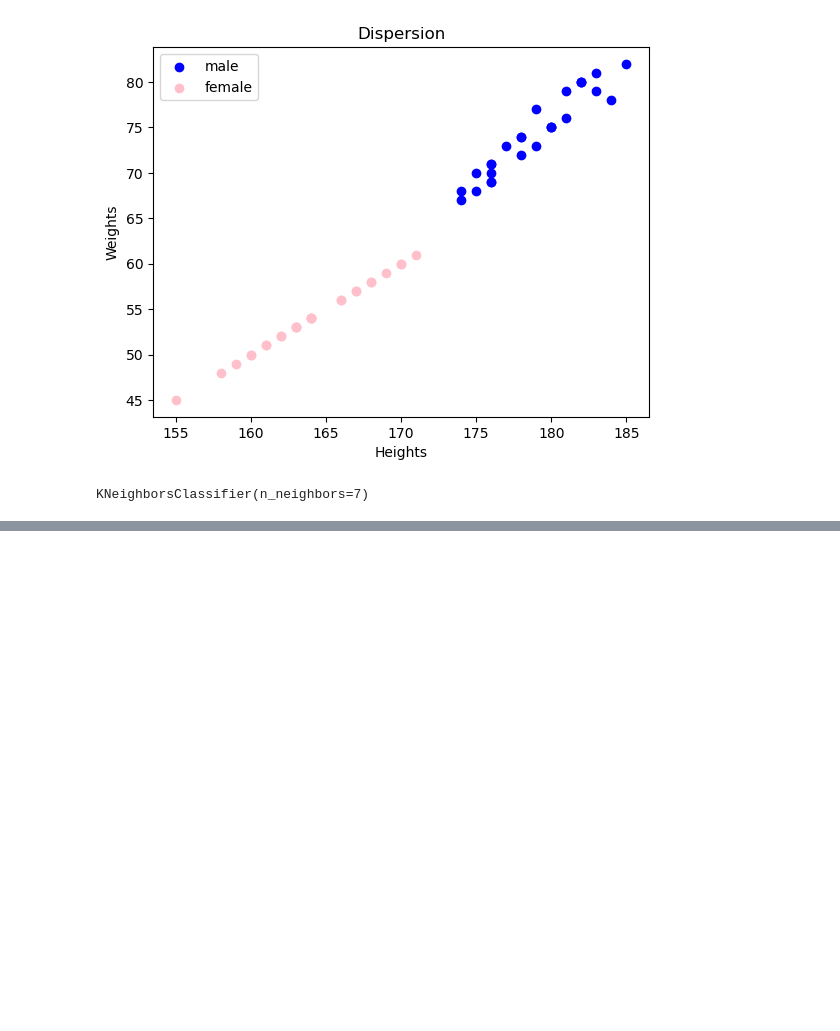
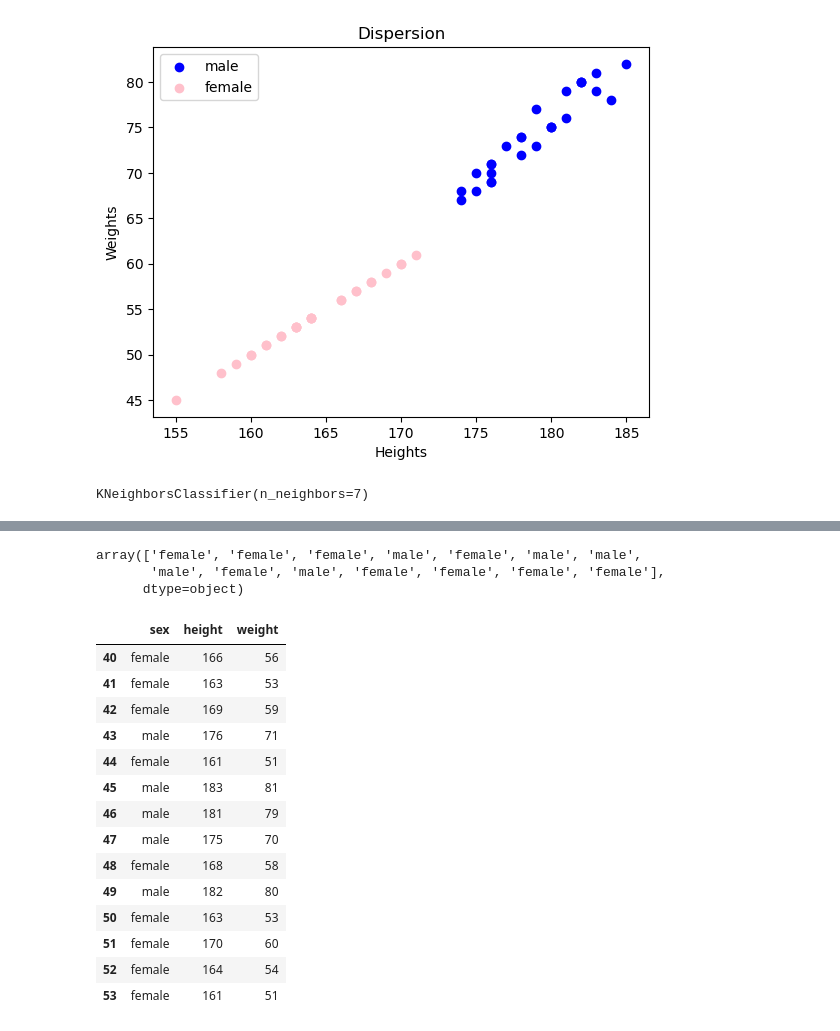
Before and after one commit to PhilipSanM/AI_L0v3rs, a Jupyter notebook: AI_Eng/AI_Fndmntls/K-NN/K-nn for heights and weights.ipynb, the cells around one changed output, grey strips where cells are left out. Saved outputs shown, nothing was run; the diff lists cells and outputs as text; code cells hidden in the pictures; blank space fills up the shorter version.

```diff
--- a/AI_Eng/AI_Fndmntls/K-NN/K-nn for heights and weights.ipynb
+++ b/AI_Eng/AI_Fndmntls/K-NN/K-nn for heights and weights.ipynb
@@ -100,16 +102,17 @@ plt.show()
 [figure]
 # %%
 # Let's start the AI part
-X = height_and_weight_data[['height', 'weight']]
-Y = height_and_weight_data["sex"]
+labels = train_data["sex"]
+train_data = train_data[['height', 'weight']]
+
 # K neighbors
-k = int(np.sqrt( X.shape[0]));
+k = int(np.sqrt( train_data.shape[0]));
 
 if k%2==0: # k can'
    k=k+1
 
 knn = KNeighborsClassifier(n_neighbors=k)
 
-knn.fit(X, Y)
+knn.fit(train_data, labels)
 # %% [output]
 KNeighborsClassifier(n_neighbors=7)
@@ -115,0 +168,28 @@ KNeighborsClassifier(n_neighbors=7)
+# %%
+prediction
+# %% [output]
+array(['female', 'female', 'female', 'male', 'female', 'male', 'male',
+       'male', 'female', 'male', 'female', 'female', 'female', 'female'],
+      dtype=object)
+# %%
+# So our result is
+test_data['sex'] = prediction
+# changing the row of the category
+test_data = test_data[['sex','height','weight']]
+test_data
+# %% [output]
+|  | sex | height | weight |
+| 40 | female | 166 | 56 |
+| 41 | female | 163 | 53 |
+| 42 | female | 169 | 59 |
+| 43 | male | 176 | 71 |
+| 44 | female | 161 | 51 |
+| 45 | male | 183 | 81 |
+| 46 | male | 181 | 79 |
+| 47 | male | 175 | 70 |
+| 48 | female | 168 | 58 |
+| 49 | male | 182 | 80 |
+| 50 | female | 163 | 53 |
+| 51 | female | 170 | 60 |
+| 52 | female | 164 | 54 |
+| 53 | female | 161 | 51 |
```
Also changed, not shown: parts of 6 cells of this notebook, 2 other files.
